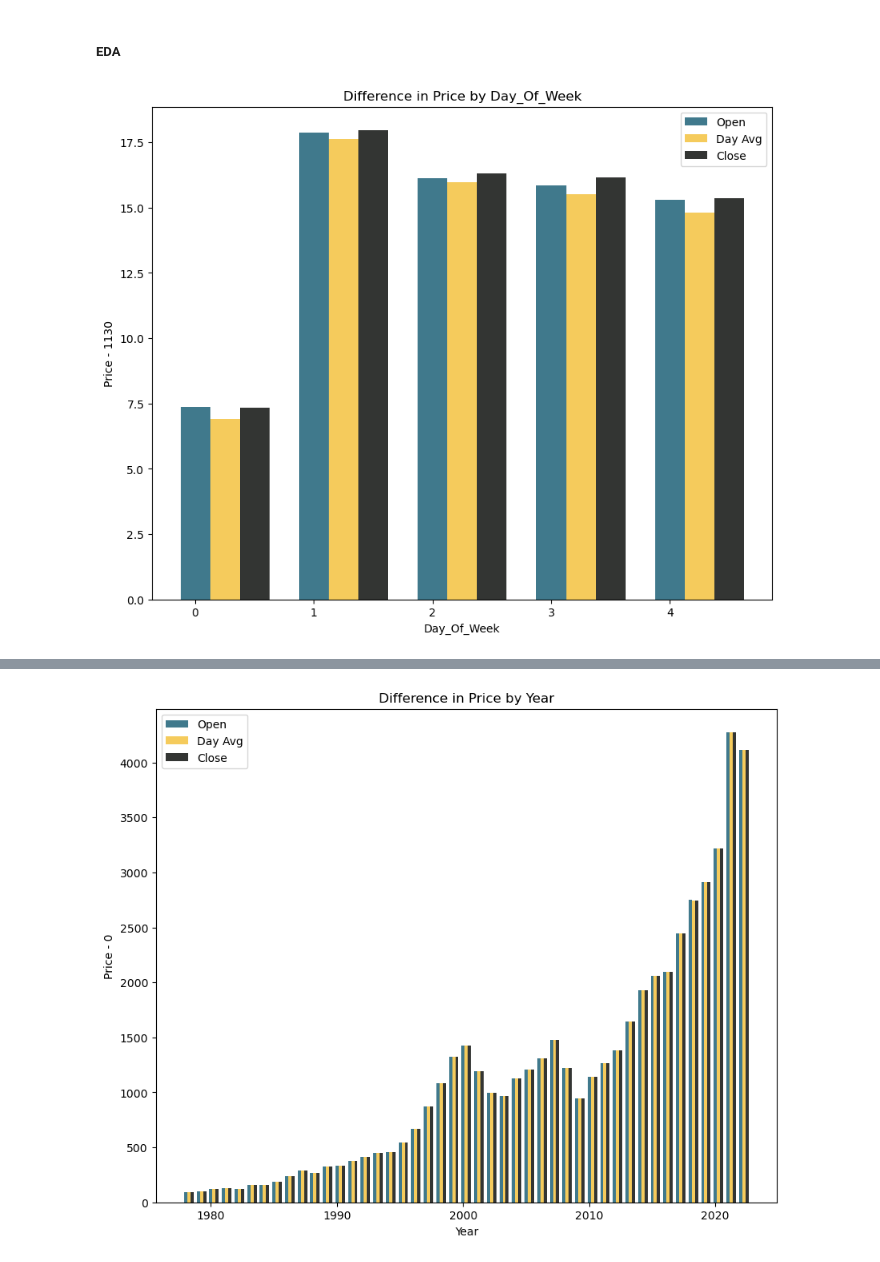
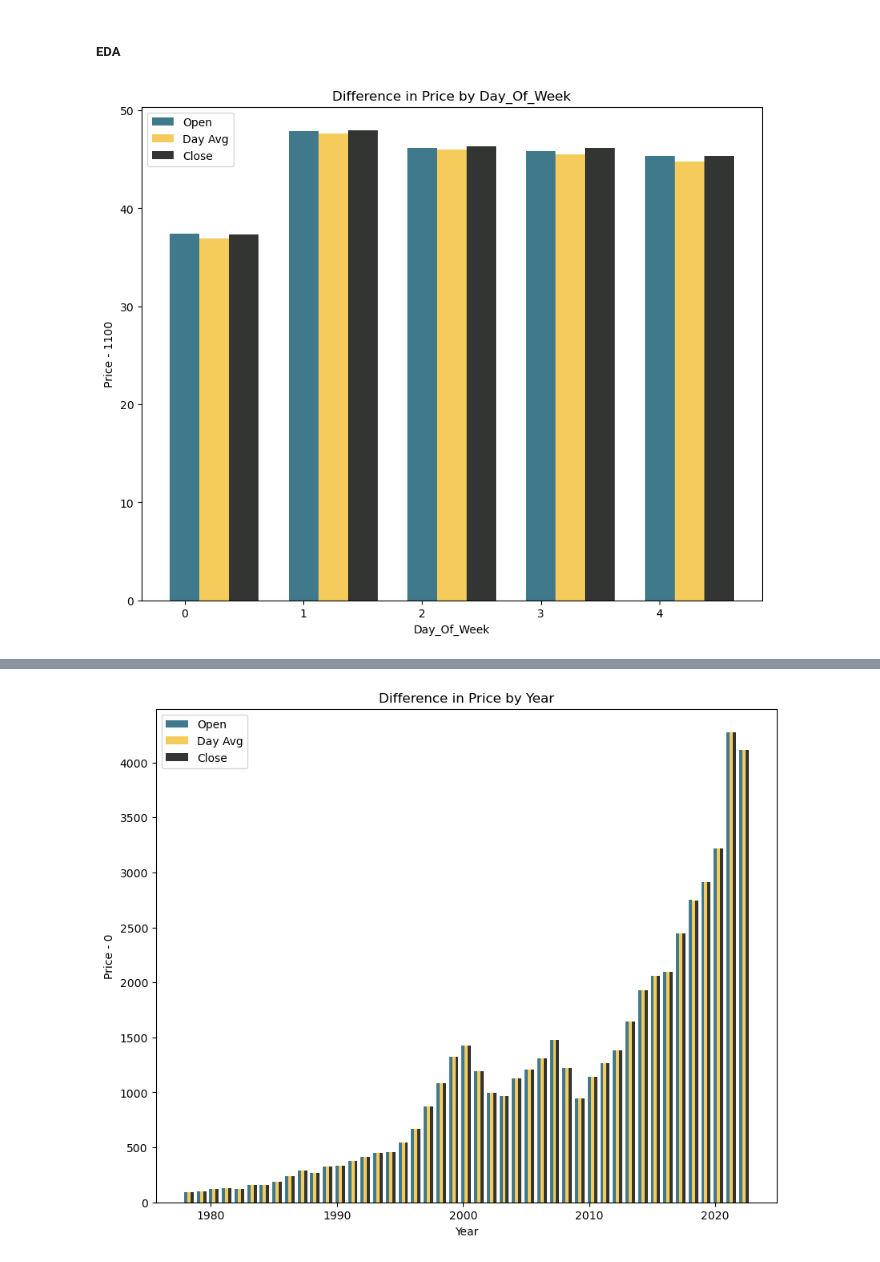
Before and after one commit to TylerXNguyen/SandP500-analysis, a Jupyter notebook: analysis.ipynb, the cells around one changed output, grey strips where cells are left out. Drawn from its saved outputs; the diff is of its cells as text; code cells hidden in the pictures.

```diff
--- a/analysis.ipynb
+++ b/analysis.ipynb
@@ -102,25 +102,25 @@ source_bar_plot = pipeline.hvplot(kind='bar',
 # %%
 import numpy as np
 import matplotlib.pyplot as plt
 
 label = 'Day_Of_Week'
 a = df.groupby([label]).mean()["Open"]
 b = df.groupby([label]).mean()["Avg_Daily_Cost"]
 c = df.groupby([label]).mean()["Close"]
 fig = plt.figure(figsize = (10, 8))
 width = 0.25
-changey = 1130
+changey = 1100
 bar1 = plt.bar(a.keys(), a - changey, width, color = '#40798C')
 bar2 = plt.bar(b.keys() + width, b - changey, width, color = '#F5CB5C')
 bar3 = plt.bar(c.keys() + width * 2, c - changey, width, color = '#333533')
 
 plt.xlabel(label)
 plt.ylabel("Price" + " - " + str(changey))
 plt.title("Difference in Price by " + label)
 plt.legend((bar1, bar2, bar3), ("Open", "Day Avg", "Close"))
 plt.show()
 # %% [output]
-[figure, old version]
+[figure, new version]
 # %%
 label = 'Month'
 a = df.groupby([label]).mean()["Open"]
```
Also changed, not shown: parts of 11 cells of this notebook.
